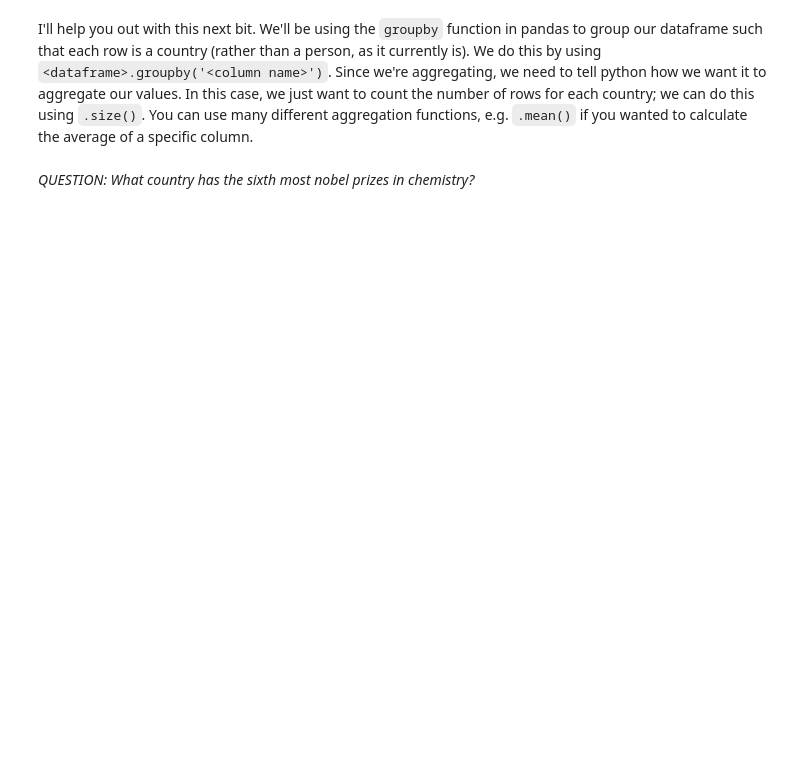
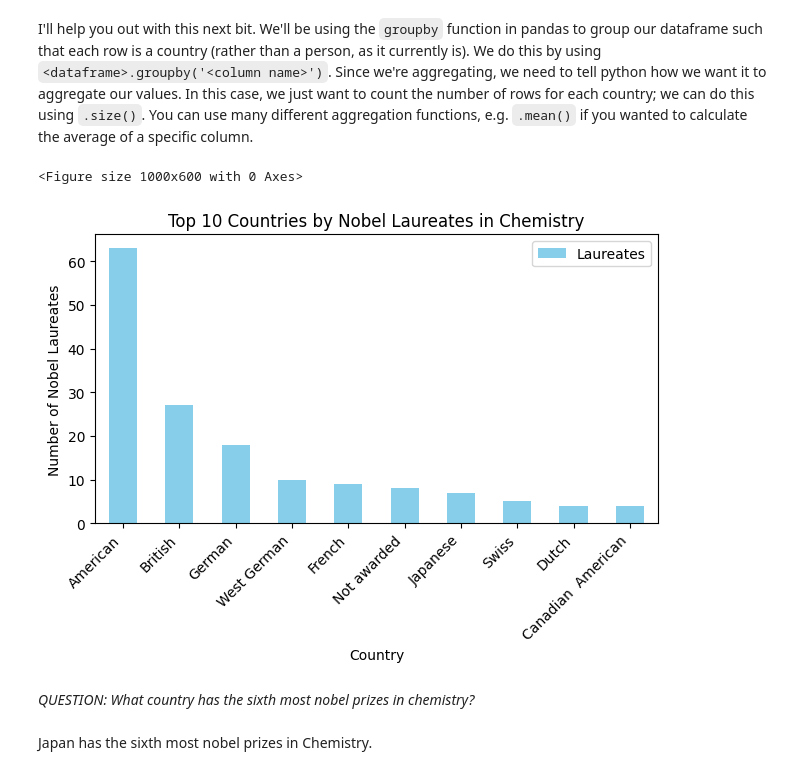
Before and after one commit to jessiewong0719/QM2, a Jupyter notebook: W2_Working_with_Data_in_Pandas.ipynb, the cells around one changed output. Cells and saved outputs as stored; diff of their text form; code cells hidden in the pictures; blank space fills up the shorter version.

```diff
--- a/W2_Working_with_Data_in_Pandas.ipynb
+++ b/W2_Working_with_Data_in_Pandas.ipynb
@@ -411,2 +436,26 @@ I'll help you out with this next bit. We'll be using the `groupby` function in p
+# %%
+import pandas as pd
+import matplotlib.pyplot as plt
+url = "https://en.wikipedia.org/wiki/List_of_Nobel_laureates_in_Chemistry"
+chem_tables = pd.read_html(url)
+chem = chem_tables[0]
+chem_cleaned = chem[['Laureate[A]', 'Nationality[B]']].dropna()
+country = chem_cleaned.groupby('Nationality[B]').size().reset_index(name='Laureates')
+country_sorted = country.sort_values(by='Laureates', ascending=False)
+plt.figure(figsize=(10, 6))
+country_sorted.head(10).plot(kind='bar', x='Nationality[B]', y='Laureates', color='skyblue')
+
+plt.title('Top 10 Countries by Nobel Laureates in Chemistry')
+plt.xlabel('Country')
+plt.ylabel('Number of Nobel Laureates')
+plt.xticks(rotation=45, ha='right')
+plt.tight_layout()
+
+plt.show()
+# %% [output]
+<Figure size 1000x600 with 0 Axes>
+[figure, added]
 # %% [markdown]
 *QUESTION: What country has the sixth most nobel prizes in chemistry?*
+# %% [markdown]
+Japan has the sixth most nobel prizes in Chemistry.
```
Also changed, not shown: parts of 2 cells of this notebook.
